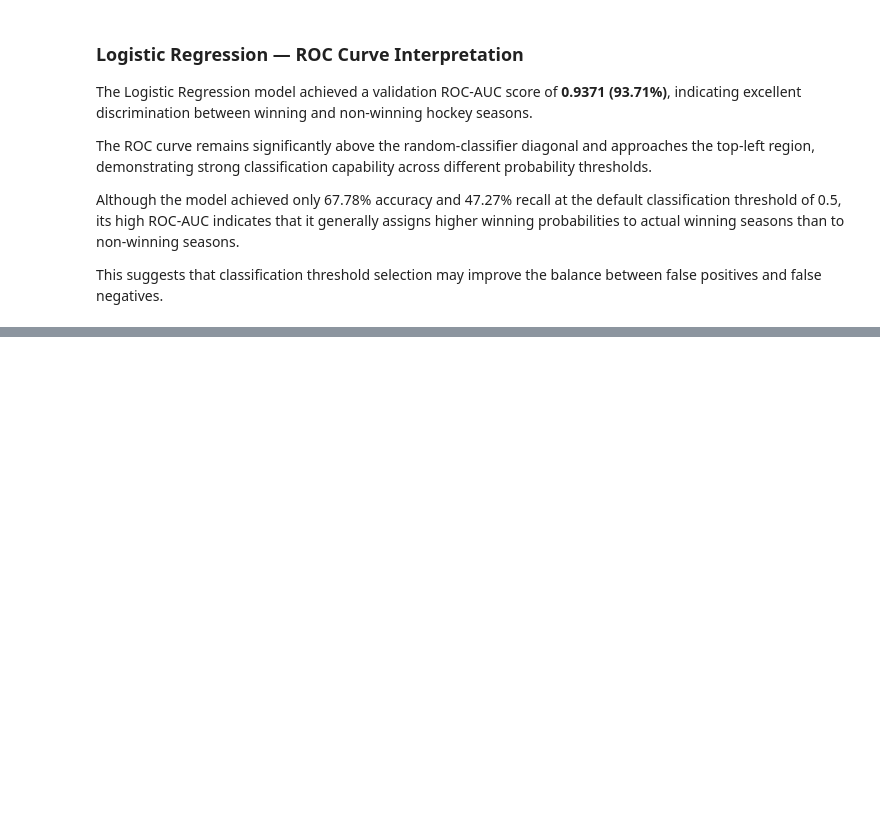
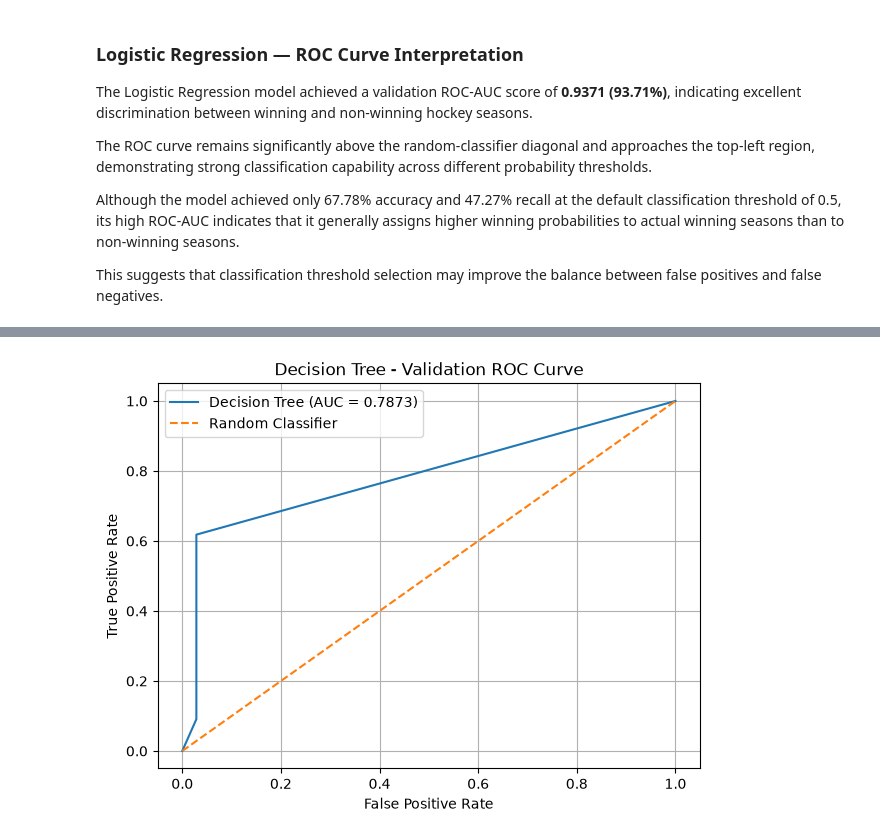
Before and after one commit to Maazakhann/Hockey-Team-Performance-Analysis, a Jupyter notebook: notebooks/03_classification.ipynb, the cells around one changed output, grey strips where cells are left out. Cells and saved outputs as stored; diff of their text form; code cells hidden in the pictures; blank space fills up the shorter version.

```diff
--- a/notebooks/03_classification.ipynb
+++ b/notebooks/03_classification.ipynb
@@ -790,0 +890,25 @@ This suggests that classification threshold selection may improve the balance be
+# %%
+from sklearn.metrics import roc_curve, roc_auc_score
+
+
+tree_fpr, tree_tpr, tree_thresholds = roc_curve(y_val, tree_val_prob)
+
+
+plt.figure(figsize=(7, 5))
+
+plt.plot(
+    tree_fpr,
+    tree_tpr,
+    label=f"Decision Tree (AUC = {tree_auc:.4f})"
+)
+
+plt.plot([0, 1], [0, 1], "--", label="Random Classifier")
+
+plt.xlabel("False Positive Rate")
+plt.ylabel("True Positive Rate")
+plt.title("Decision Tree - Validation ROC Curve")
+plt.legend()
+plt.grid(True)
+plt.show()
+# %% [output]
+[figure, added]
```
Also changed, not shown: parts of 7 cells of this notebook.
